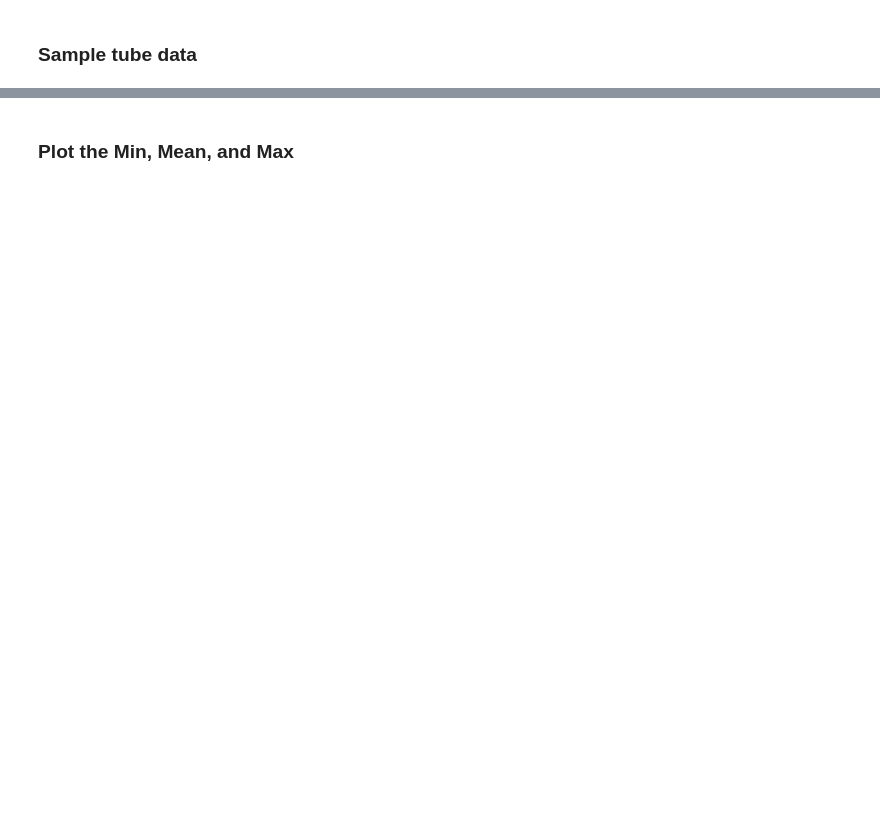
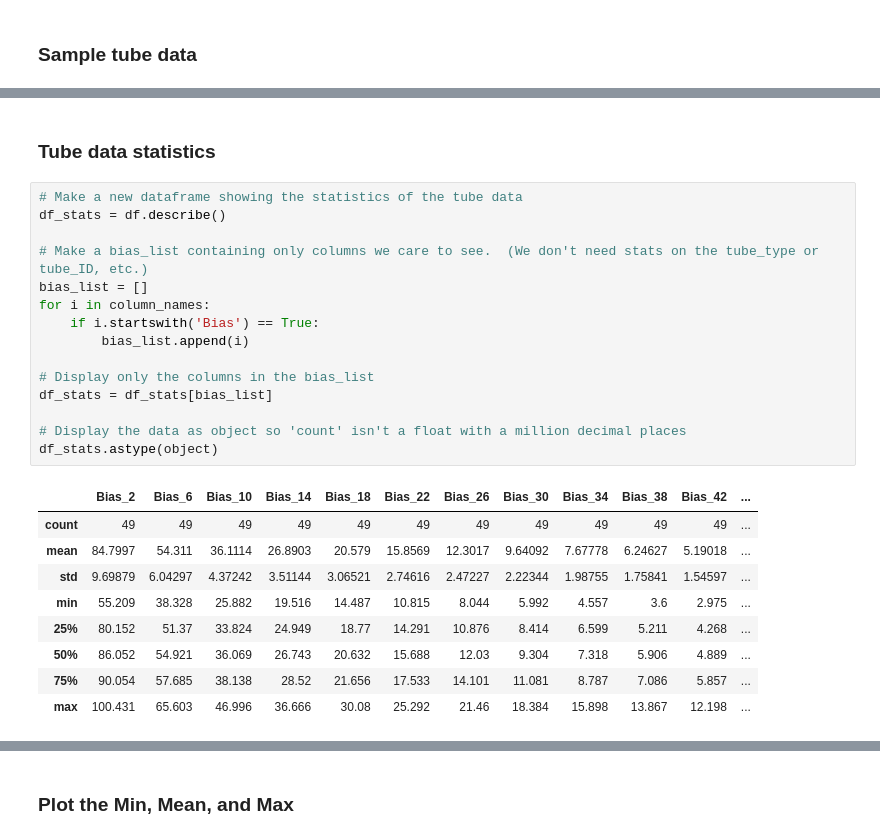
Before and after one commit to rrMacKinnon/Electrona_uTracer, a Jupyter notebook: TubeMeasurements_DF.ipynb, the cells around one changed output, grey strips where cells are left out. Saved outputs shown, nothing was run; the diff lists cells and outputs as text; blank space fills up the shorter version.

```diff
--- a/TubeMeasurements_DF.ipynb
+++ b/TubeMeasurements_DF.ipynb
@@ -103,0 +170,27 @@ df_stats
+# %% [markdown]
+### Tube data statistics
+# %%
+# Make a new dataframe showing the statistics of the tube data
+df_stats = df.describe()
+
+# Make a bias_list containing only columns we care to see.  (We don't need stats on the tube_type or tube_ID, etc.)
+bias_list = []
+for i in column_names:
+    if i.startswith('Bias') == True:
+        bias_list.append(i)
+
+# Display only the columns in the bias_list
+df_stats = df_stats[bias_list]
+
+# Display the data as object so 'count' isn't a float with a million decimal places
+df_stats.astype(object)
+# %% [output]
+|  | Bias_2 | Bias_6 | Bias_10 | Bias_14 | Bias_18 | Bias_22 | Bias_26 | Bias_30 | Bias_34 | Bias_38 | Bias_42 | ... |
+| count | 49 | 49 | 49 | 49 | 49 | 49 | 49 | 49 | 49 | 49 | 49 | ... |
+| mean | 84.7997 | 54.311 | 36.1114 | 26.8903 | 20.579 | 15.8569 | 12.3017 | 9.64092 | 7.67778 | 6.24627 | 5.19018 | ... |
+| std | 9.69879 | 6.04297 | 4.37242 | 3.51144 | 3.06521 | 2.74616 | 2.47227 | 2.22344 | 1.98755 | 1.75841 | 1.54597 | ... |
+| min | 55.209 | 38.328 | 25.882 | 19.516 | 14.487 | 10.815 | 8.044 | 5.992 | 4.557 | 3.6 | 2.975 | ... |
+| 25% | 80.152 | 51.37 | 33.824 | 24.949 | 18.77 | 14.291 | 10.876 | 8.414 | 6.599 | 5.211 | 4.268 | ... |
+| 50% | 86.052 | 54.921 | 36.069 | 26.743 | 20.632 | 15.688 | 12.03 | 9.304 | 7.318 | 5.906 | 4.889 | ... |
+| 75% | 90.054 | 57.685 | 38.138 | 28.52 | 21.656 | 17.533 | 14.101 | 11.081 | 8.787 | 7.086 | 5.857 | ... |
+| max | 100.431 | 65.603 | 46.996 | 36.666 | 30.08 | 25.292 | 21.46 | 18.384 | 15.898 | 13.867 | 12.198 | ... |
```
Also changed, not shown: parts of 24 cells of this notebook.
